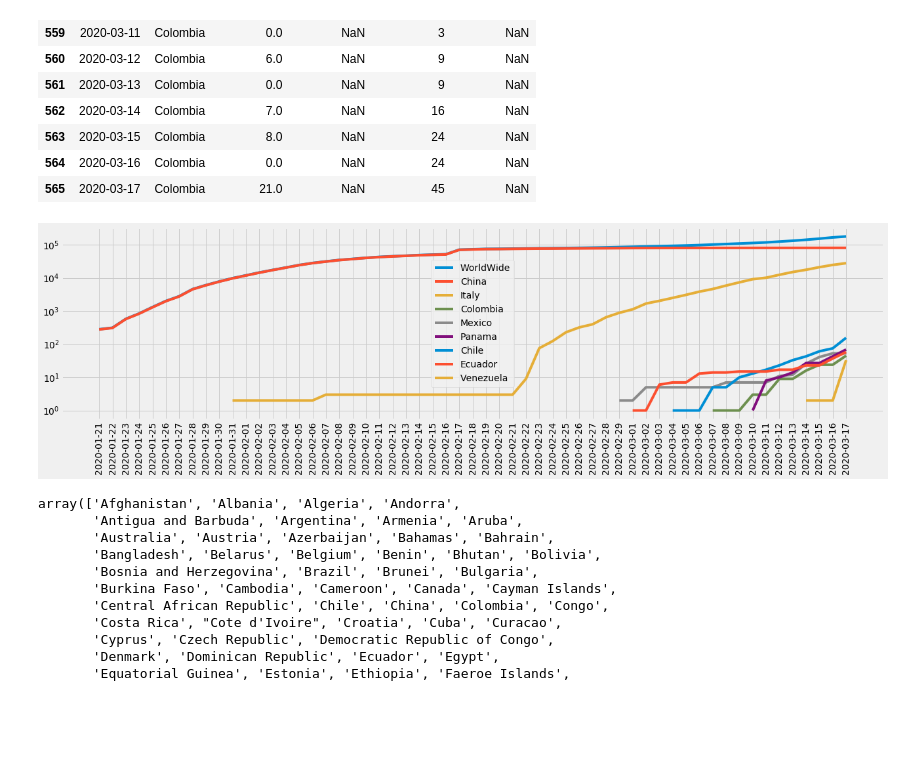
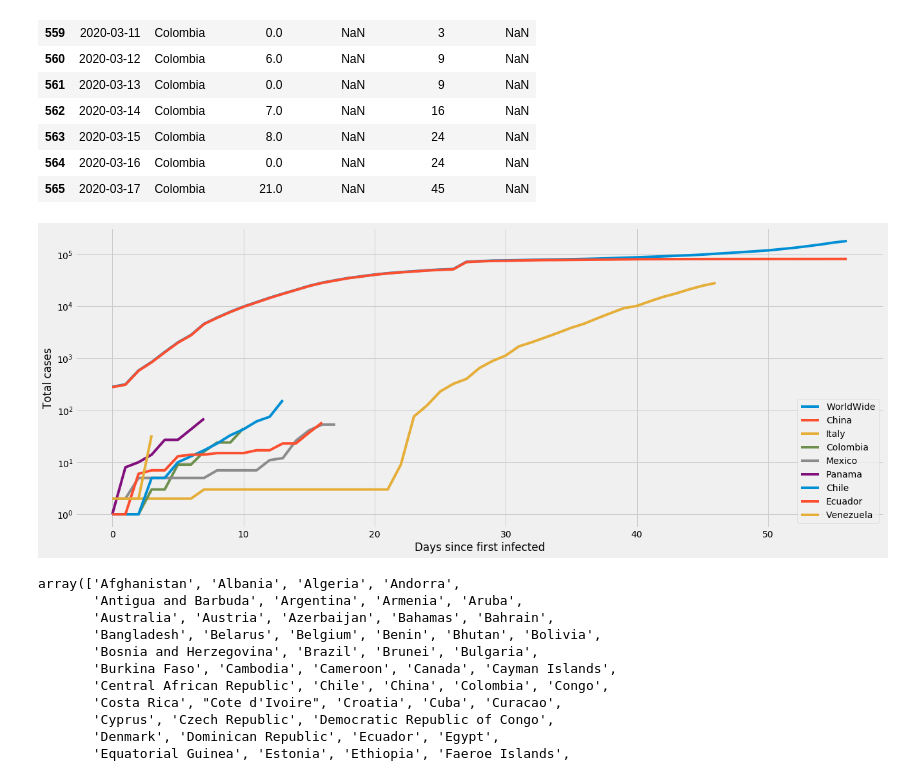
Before and after one commit to sierraporta/covid19, a Jupyter notebook: Covid19.ipynb, the cells around one changed output. Saved outputs shown, nothing was run; the diff lists cells and outputs as text; code cells hidden in the pictures; blank space fills up the shorter version.

```diff
--- a/Covid19.ipynb
+++ b/Covid19.ipynb
@@ -35,32 +35,35 @@ data_full[(data_full["location"]=="Colombia")]
 # %%
 isworldwide=data_full["location"]=="World"
 ischina=data_full["location"]=="China"
 iscolombia=data_full["location"]=="Colombia"
 isitaly=data_full["location"]=="Italy"
 ismexico=data_full["location"]=="Mexico"
 ischile=data_full["location"]=="Chile"
 isecuador=data_full["location"]=="Ecuador"
 ispanama=data_full["location"]=="Panama"
 isvenezuela=data_full["location"]=="Venezuela"
 
 
-plt.figure(figsize=(20,5))
-plt.plot(data_full["date"][isworldwide],data_full["total_cases"][isworldwide],label="WorldWide")
-plt.plot(data_full["date"][ischina],data_full["total_cases"][ischina],label="China")
-plt.plot(data_full["date"][isitaly],data_full["total_cases"][isitaly],label="Italy")
-plt.plot(data_full["date"][iscolombia],data_full["total_cases"][iscolombia],label="Colombia")
-plt.plot(data_full["date"][ismexico],data_full["total_cases"][ismexico],label="Mexico")
-plt.plot(data_full["date"][ispanama],data_full["total_cases"][ispanama],label="Panama")
-plt.plot(data_full["date"][ischile],data_full["total_cases"][ischile],label="Chile")
-plt.plot(data_full["date"][isecuador],data_full["total_cases"][isecuador],label="Ecuador")
-plt.plot(data_full["date"][isvenezuela],data_full["total_cases"][isvenezuela],label="Venezuela")
+plt.figure(figsize=(20,8))
+plt.plot(np.arange(0,len(data_full["date"][isworldwide]),1),data_full["total_cases"][isworldwide],label="WorldWide")
+plt.plot(np.arange(0,len(data_full["date"][ischina]),1),data_full["total_cases"][ischina],label="China")
+plt.plot(np.arange(0,len(data_full["date"][isitaly]),1),data_full["total_cases"][isitaly],label="Italy")
+plt.plot(np.arange(0,len(data_full["date"][iscolombia]),1),data_full["total_cases"][iscolombia],label="Colombia")
+plt.plot(np.arange(0,len(data_full["date"][ismexico]),1),data_full["total_cases"][ismexico],label="Mexico")
+plt.plot(np.arange(0,len(data_full["date"][ispanama]),1),data_full["total_cases"][ispanama],label="Panama")
+plt.plot(np.arange(0,len(data_full["date"][ischile]),1),data_full["total_cases"][ischile],label="Chile")
+plt.plot(np.arange(0,len(data_full["date"][isecuador]),1),data_full["total_cases"][isecuador],label="Ecuador")
+plt.plot(np.arange(0,len(data_full["date"][isvenezuela]),1),data_full["total_cases"][isvenezuela],label="Venezuela")
 
-plt.xticks(rotation=90)
+plt.xticks(rotation=0)
 plt.yscale("log")
+plt.xlabel("Days since first infected")
+plt.ylabel("Total cases")
+
 plt.legend()
 plt.show()
 # %% [output]
-[figure, old version]
+[figure, new version]
 # %%
 np.unique(data_full["location"])
 # %% [output]
```
